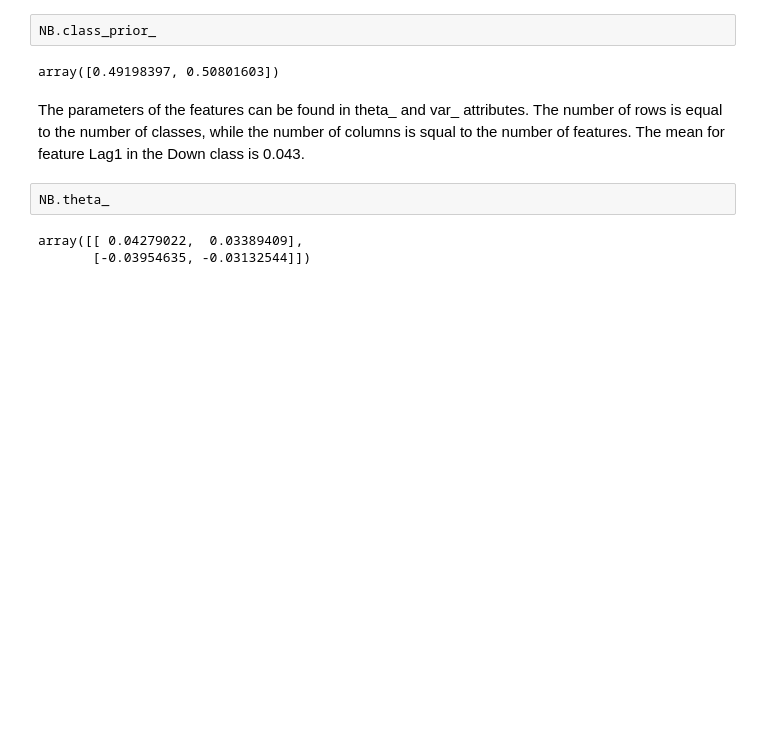
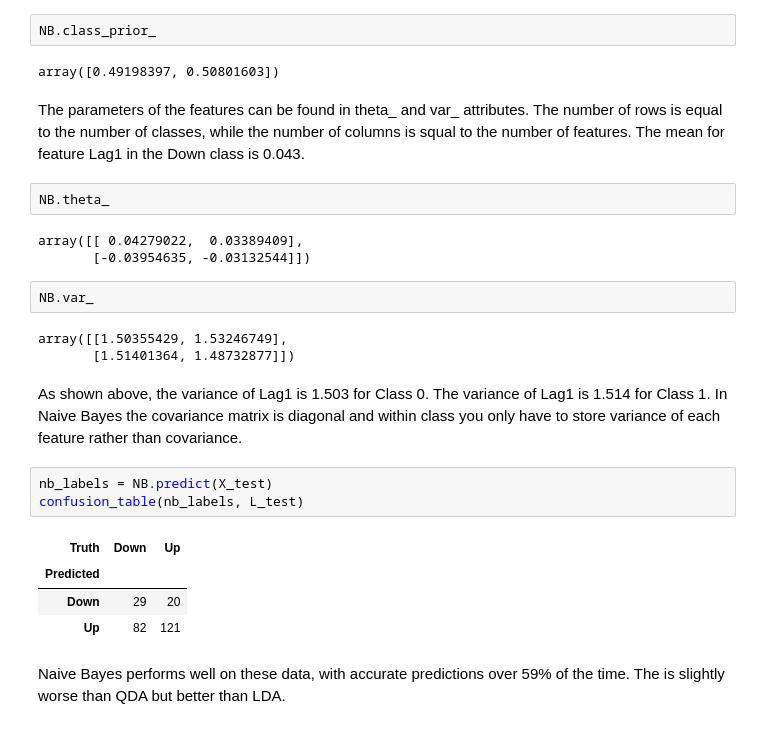
Before and after one commit to sachin80/ISLP_labs, a Jupyter notebook: Ch04-work.ipynb, the cells around one changed output. Cells and saved outputs as stored; diff of their text form; blank space fills up the shorter version.

```diff
--- a/Ch04-work.ipynb
+++ b/Ch04-work.ipynb
@@ -336,3 +336,20 @@ NB.theta_
 # %% [output]
 array([[ 0.04279022,  0.03389409],
        [-0.03954635, -0.03132544]])
+# %%
+NB.var_
+# %% [output]
+array([[1.50355429, 1.53246749],
+       [1.51401364, 1.48732877]])
+# %% [markdown]
+As shown above, the variance of Lag1 is 1.503 for Class 0. The variance of Lag1 is 1.514 for Class 1. In Naive Bayes the covariance matrix is diagonal and within class you only have to store variance of each feature rather than covariance.
+# %%
+nb_labels = NB.predict(X_test)
+confusion_table(nb_labels, L_test)
+# %% [output]
+| Truth | Down | Up |
+| Predicted |  |  |
+| Down | 29 | 20 |
+| Up | 82 | 121 |
+# %% [markdown]
+Naive Bayes performs well on these data, with accurate predictions over 59% of the time. The is slightly worse than QDA but better than LDA.
```
